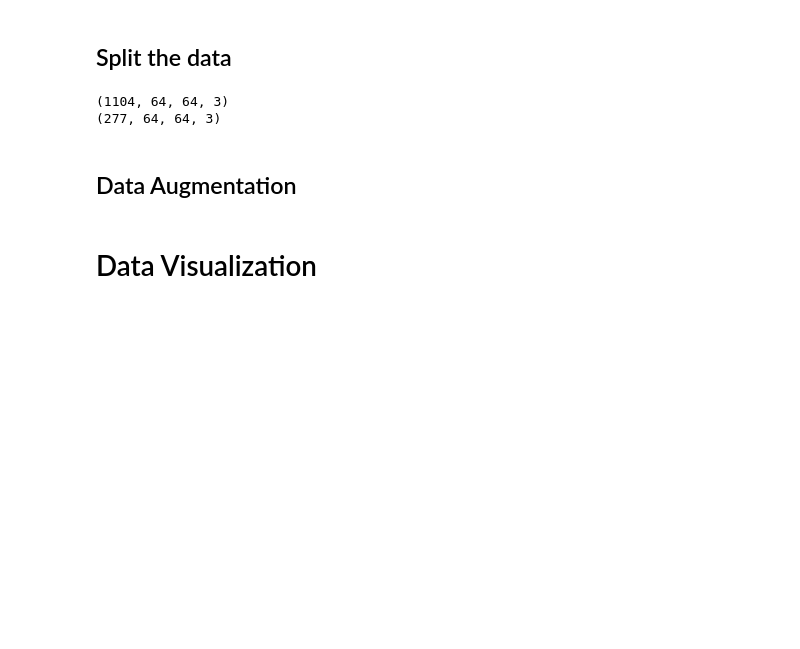
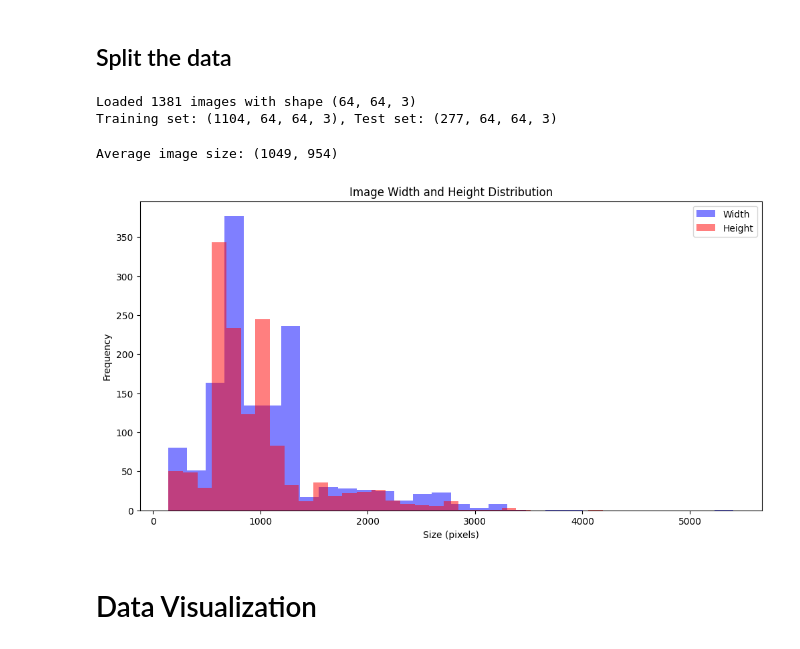
Before and after one commit to DEPI-Project/Artificial-Vincent-Van-Gogh, a Jupyter notebook: GANS.ipynb, the cells around one changed output. Drawn from its saved outputs; the diff is of its cells as text; code cells hidden in the pictures; blank space fills up the shorter version.

```diff
--- a/GANS.ipynb
+++ b/GANS.ipynb
@@ -34,14 +42,51 @@ real_images = load_images(r'Data\Real Data')
 ## Split the data
 # %%
 from sklearn.model_selection import train_test_split
-real_images , real_images_test = train_test_split(real_images,test_size=0.2)
-print(real_images.shape)
-print(real_images_test.shape)
+print(f"Loaded {real_images.shape[0]} images with shape {real_images.shape[1:]}")
+real_images, real_images_test = train_test_split(real_images, test_size=0.2, random_state=42)
+print(f"Training set: {real_images.shape}, Test set: {real_images_test.shape}")
 # %% [output]
-(1104, 64, 64, 3)
-(277, 64, 64, 3)
+Loaded 1381 images with shape (64, 64, 3)
+Training set: (1104, 64, 64, 3), Test set: (277, 64, 64, 3)
-# %% [markdown]
-## Data Augmentation
+# %%
+def analyze_images(folder_path):
+    sizes = []
+    for filename in os.listdir(folder_path):
+        if filename.lower().endswith(('.png', '.jpg', '.jpeg', '.bmp', '.gif')):
+            img_path = os.path.join(folder_path, filename)
+            with Image.open(img_path) as img:
+                sizes.append(img.size)
+    return sizes
+# %%
+def calculate_average_size(sizes):
+    if sizes:
+        total_width = sum(width for width, height in sizes)
+        total_height = sum(height for width, height in sizes)
+        count = len(sizes)
+        average_size = (total_width // count, total_height // count)
+        print(f"Average image size: {average_size}")
+        return average_size
+    print("No image sizes to analyze.")
+    return None
+# %%
+def plot_image_sizes(sizes):
+    widths, heights = zip(*sizes)
+    plt.figure(figsize=(12, 6))
+    plt.hist(widths, bins=30, alpha=0.5, color='b', label='Width')
+    plt.hist(heights, bins=30, alpha=0.5, color='r', label='Height')
+    plt.xlabel('Size (pixels)')
+    plt.ylabel('Frequency')
+    plt.title('Image Width and Height Distribution')
+    plt.legend(loc='upper right')
+    plt.show()
+# %%
+folder_path = r'Data\Real Data'
+image_sizes = analyze_images(folder_path)
+calculate_average_size(image_sizes)
+plot_image_sizes(image_sizes)
+# %% [output]
+Average image size: (1049, 954)
+[figure, added]
 # %% [markdown]
 # Data Visualization
 # %%
```
Also changed, not shown: parts of 12 cells of this notebook, 10 other files.
